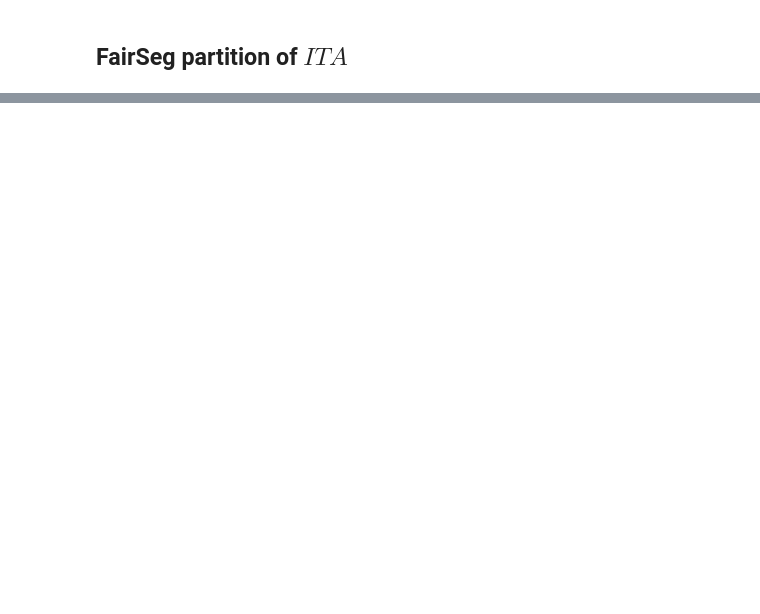
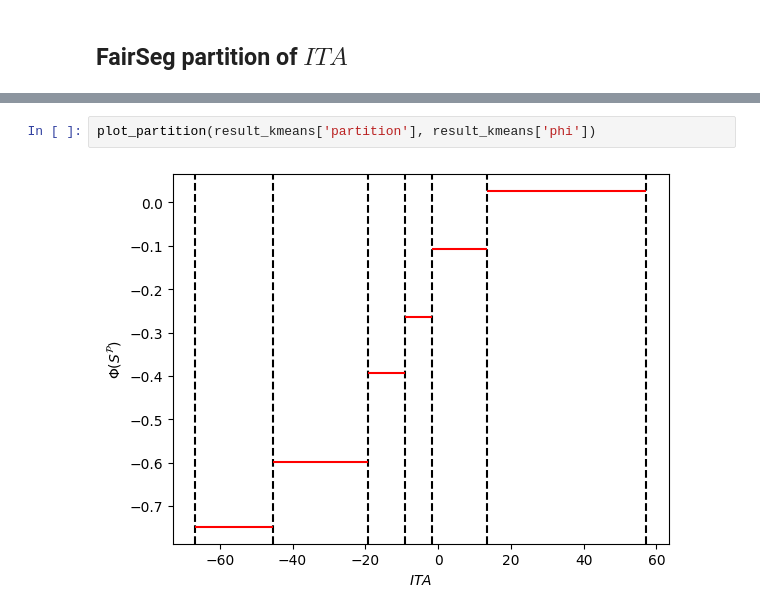
Before and after one commit to artefactory/fair_groups, a Jupyter notebook: notebooks/example_partitions_celeba.ipynb, the cells around one changed output, grey strips where cells are left out. Cells and saved outputs as stored; diff of their text form; blank space fills up the shorter version.

```diff
--- a/notebooks/example_partitions_celeba.ipynb
+++ b/notebooks/example_partitions_celeba.ipynb
@@ -37,0 +47,4 @@ plot_partition_with_ci(fairseg.partition, fairseg_partition_ci)
+# %%
+plot_partition(result_kmeans['partition'], result_kmeans['phi'])
+# %% [output]
+[figure, added]
```
Also changed, not shown: parts of 13 cells of this notebook, 2 other files.
